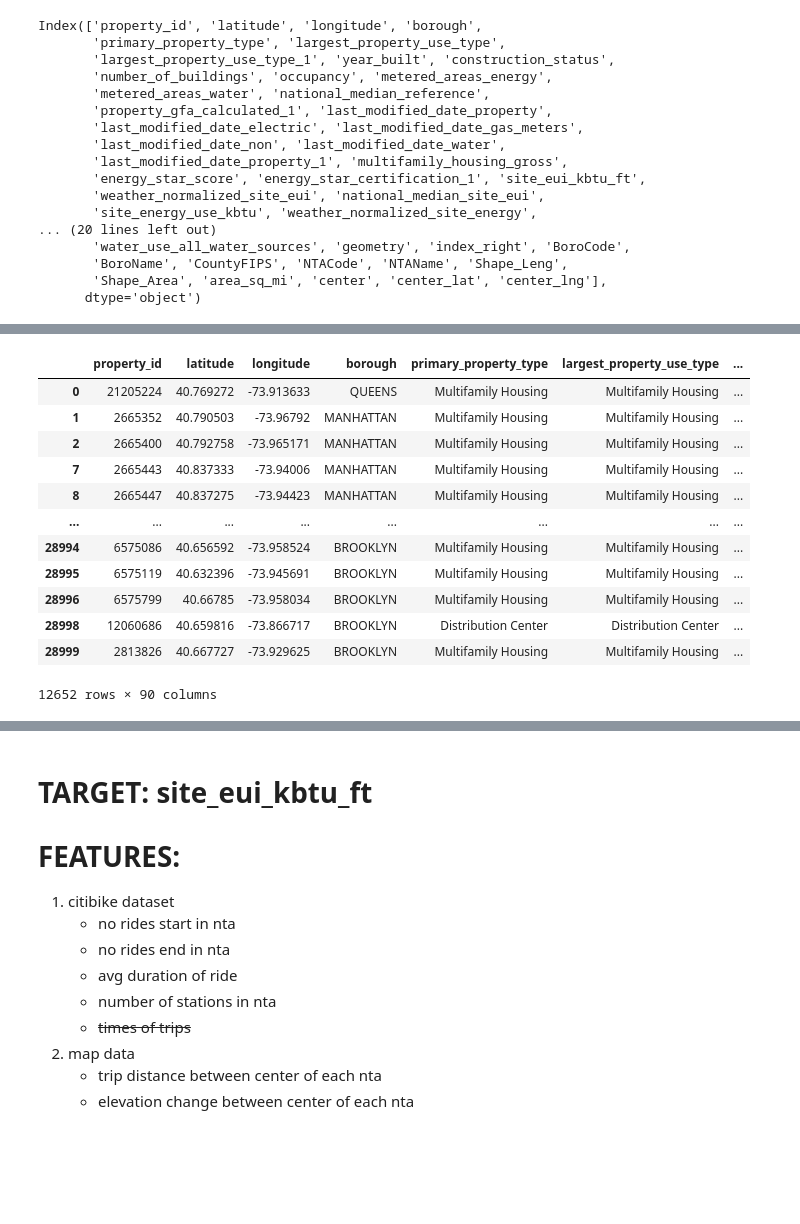
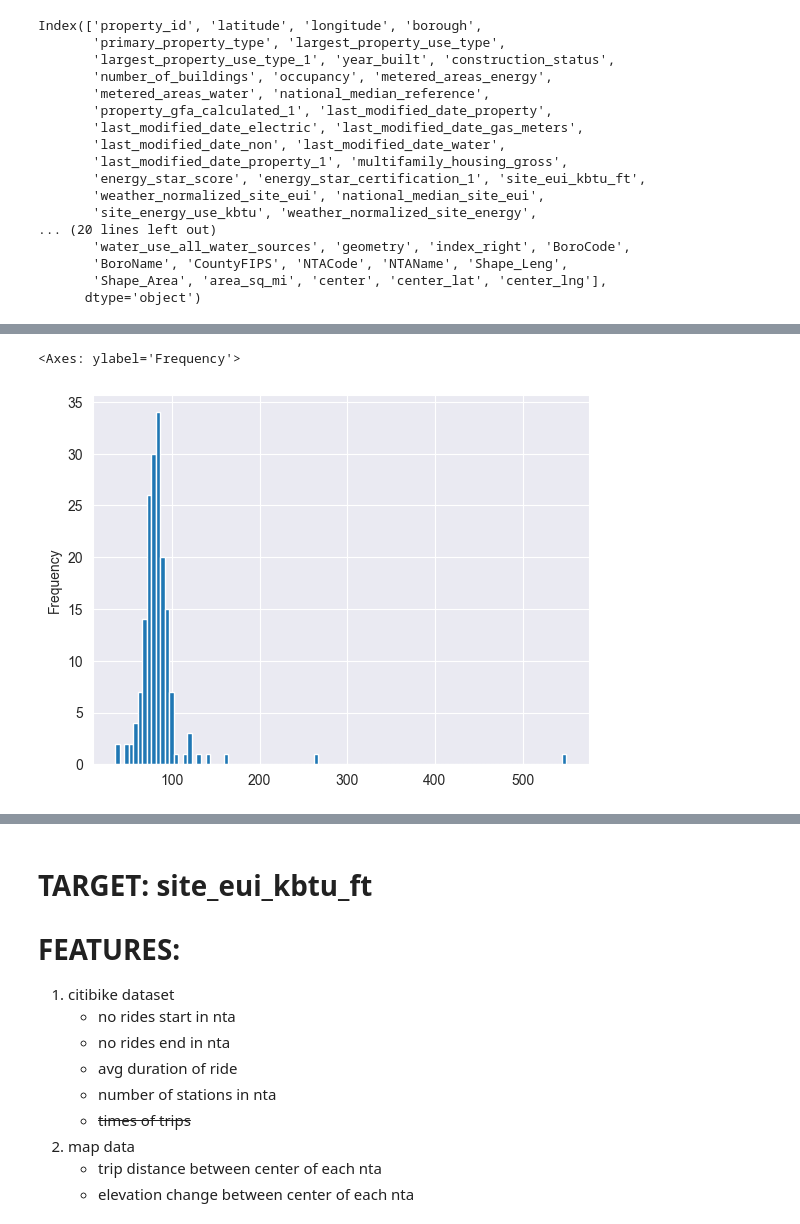
Before and after one commit to nysugfx/lr_final_project, a Jupyter notebook: final_project/playing_with_data.ipynb, the cells around one changed output, grey strips where cells are left out. Cells and saved outputs as stored; diff of their text form; code cells hidden in the pictures; blank space fills up the shorter version.

```diff
--- a/final_project/playing_with_data.ipynb
+++ b/final_project/playing_with_data.ipynb
@@ -276,3 +272,7 @@ buildings_gdf_nta['occupancy_residential'] = buildings_gdf_nta['occupancy'] * bu
 buildings_gdf_nta['occupancy_non_residential'] = buildings_gdf_nta['occupancy'] * (1 - buildings_gdf_nta['largest_property_use_type_residential'])
 buildings_gdf_nta['year_built_residential'] = buildings_gdf_nta['year_built'] * buildings_gdf_nta['largest_property_use_type_residential']
 buildings_gdf_nta['year_built_non_residential'] = buildings_gdf_nta['year_built'] * (1 - buildings_gdf_nta['largest_property_use_type_residential'])
+# %%
+buildings_gdf_nta['net_emissions_metric_tons'] = buildings_gdf_nta['net_emissions_metric_tons'].astype(float)
+
+buildings_gdf_nta['net_emissions_metric_tons']
@@ -279,19 +292,15 @@ buildings_gdf_nta['year_built_non_residential'] = buildings_gdf_nta['year_built'
 # %%
-buildings_gdf_nta
+import seaborn as sns
+col = 'site_eui_kbtu_ft'
+if not buildings_gdf_nta[col].dtype == np.float64:
+    buildings_gdf_nta[col] = buildings_gdf_nta[col].astype(np.float64)
+
+buildings_gdf_nta.groupby('NTACode')[col].mean().plot(kind='hist', bins=100)
+
+# sns.histplot(buildings_gdf_nta[col][buildings_gdf_nta[col] < buildings_gdf_nta[col].quantile(0.98)])
 # %% [output]
-|  | property_id | latitude | longitude | borough | primary_property_type | largest_property_use_type | ... |
-| 0 | 21205224 | 40.769272 | -73.913633 | QUEENS | Multifamily Housing | Multifamily Housing | ... |
-| 1 | 2665352 | 40.790503 | -73.96792 | MANHATTAN | Multifamily Housing | Multifamily Housing | ... |
-| 2 | 2665400 | 40.792758 | -73.965171 | MANHATTAN | Multifamily Housing | Multifamily Housing | ... |
-| 7 | 2665443 | 40.837333 | -73.94006 | MANHATTAN | Multifamily Housing | Multifamily Housing | ... |
-| 8 | 2665447 | 40.837275 | -73.94423 | MANHATTAN | Multifamily Housing | Multifamily Housing | ... |
-| ... | ... | ... | ... | ... | ... | ... | ... |
-| 28994 | 6575086 | 40.656592 | -73.958524 | BROOKLYN | Multifamily Housing | Multifamily Housing | ... |
-| 28995 | 6575119 | 40.632396 | -73.945691 | BROOKLYN | Multifamily Housing | Multifamily Housing | ... |
-| 28996 | 6575799 | 40.66785 | -73.958034 | BROOKLYN | Multifamily Housing | Multifamily Housing | ... |
-| 28998 | 12060686 | 40.659816 | -73.866717 | BROOKLYN | Distribution Center | Distribution Center | ... |
-| 28999 | 2813826 | 40.667727 | -73.929625 | BROOKLYN | Multifamily Housing | Multifamily Housing | ... |
-12652 rows × 90 columns
+<Axes: ylabel='Frequency'>
+[figure, added]
 # %%
 mean_non_zero = lambda x: x[x != 0].mean()
 
```
Also changed, not shown: parts of 11 cells of this notebook, 2 other files.
